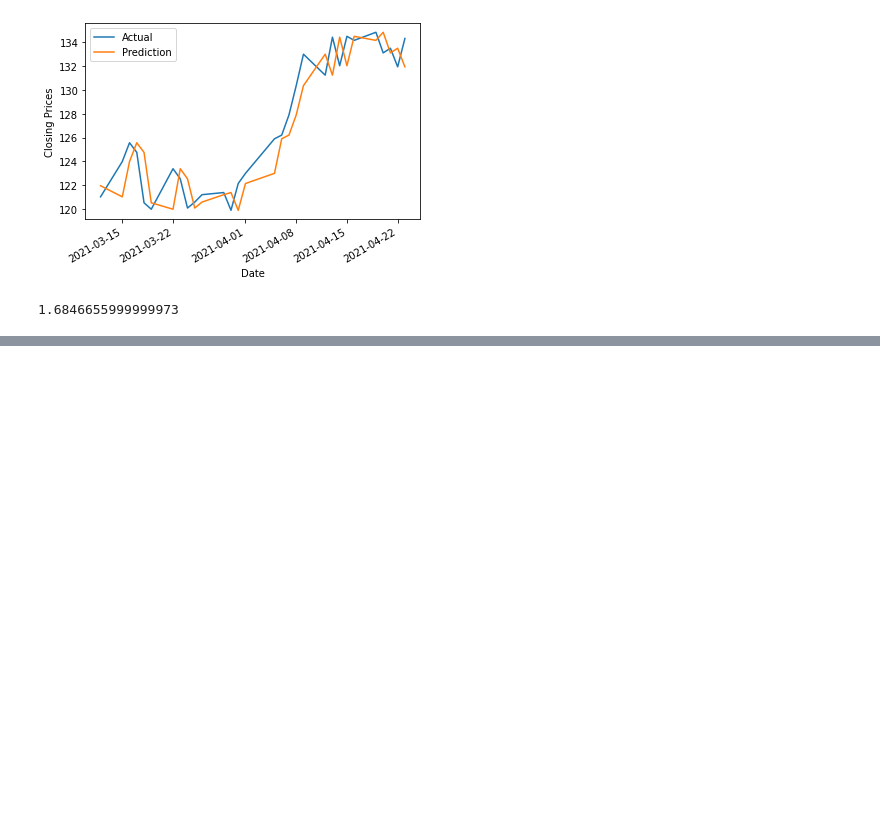
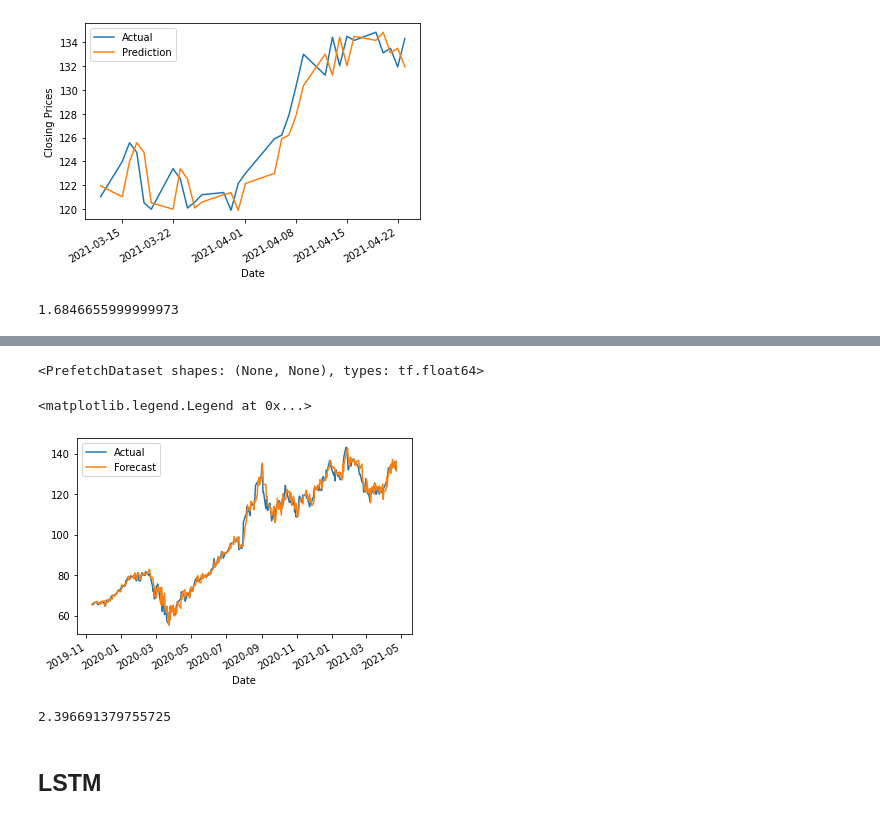
Before and after one commit to BeardedGinger24/Stock-Prediction-Machine-Learning, a Jupyter notebook: StockPriceForecasting.ipynb, the cells around one changed output, grey strips where cells are left out. Drawn from its saved outputs; the diff is of its cells as text; code cells hidden in the pictures; blank space fills up the shorter version.

```diff
--- a/StockPriceForecasting.ipynb
+++ b/StockPriceForecasting.ipynb
@@ -139,0 +360,4 @@ print(mae)
+# %%
+den_forecast = model_forecast(model, X_uni[894 - window_size:-1], window_size)[:, 0]
+# %% [output]
+<PrefetchDataset shapes: (None, None), types: tf.float64>
@@ -139,0 +368,13 @@ print(mae)
+# %%
+X_uni_test.plot(label='Actual')
+linear_forecast.plot(label='Forecast')
+plt.legend()
+# %% [output]
+<matplotlib.legend.Legend at 0x...>
+[figure, added]
+# %%
+print(keras.metrics.mean_absolute_error(X_uni_test, dense_forecast).numpy())
+# %% [output]
+2.396691379755725
+# %% [markdown]
+## LSTM
```
Also changed, not shown: parts of 44 cells of this notebook.
